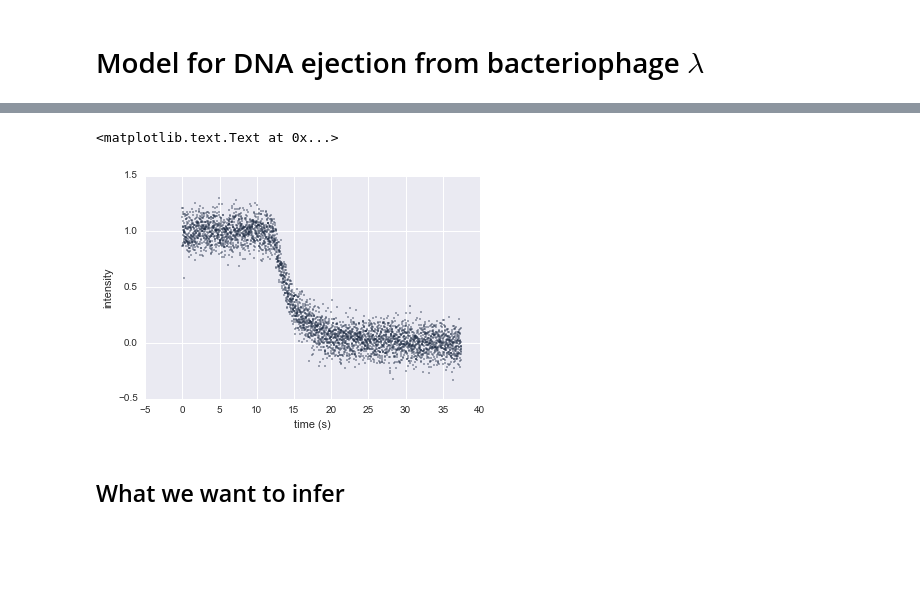
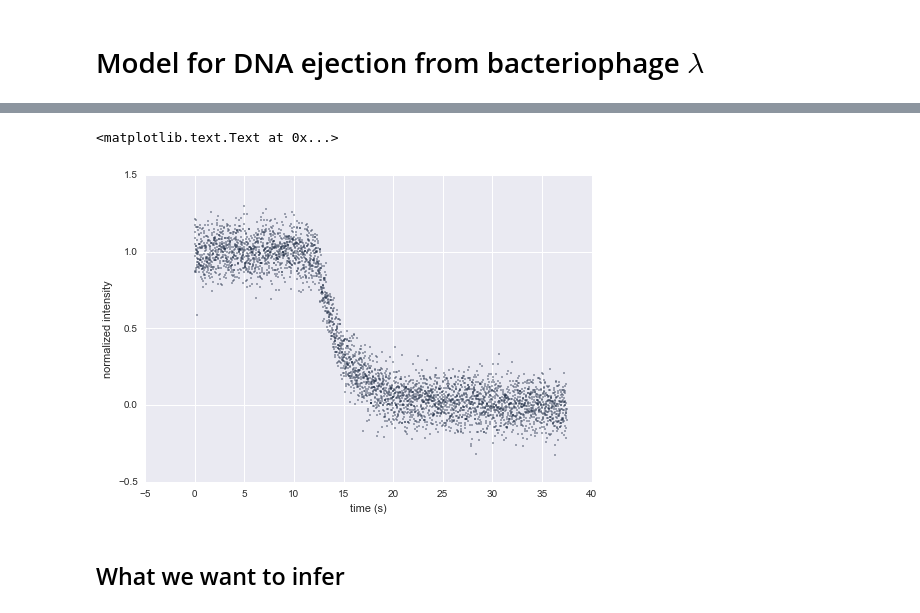
Before and after one commit to manoharan-lab/virus-ejection, a Jupyter notebook: model.ipynb, the cells around one changed output, grey strips where cells are left out. Cells and saved outputs as stored; diff of their text form; code cells hidden in the pictures; blank space fills up the shorter version.

```diff
--- a/model.ipynb
+++ b/model.ipynb
@@ -26,11 +32,11 @@ We measure the scattered intensity as a function of time as a virus ejects its D
 # %%
-sample_ejection = pd.read_table('./tests/test_data/result_151119chamber3_5_X7_294,347.txt')
-sample_ejection.columns = ['time', 'intensity']
-ax = sample_ejection.plot(x='time', y='intensity', kind='scatter', s=1)
+sample_ejection = pd.read_table('./tests/test_data/resultsall_151119chamber3_5_X7_294,347.txt')
+sample_ejection.columns = ['time', 'normalized intensity', 'backgrounded intensity', 'raw intensity']
+ax = sample_ejection.plot(x='time', y='normalized intensity', kind='scatter', s=1)
 ax.set_xlabel('time (s)')
 # %% [output]
 <matplotlib.text.Text at 0x...>
-[figure, old version]
+[figure, new version]
 # %% [markdown]
 ## What we want to infer
 # %% [markdown]
```
Also changed, not shown: parts of 4 cells of this notebook.
